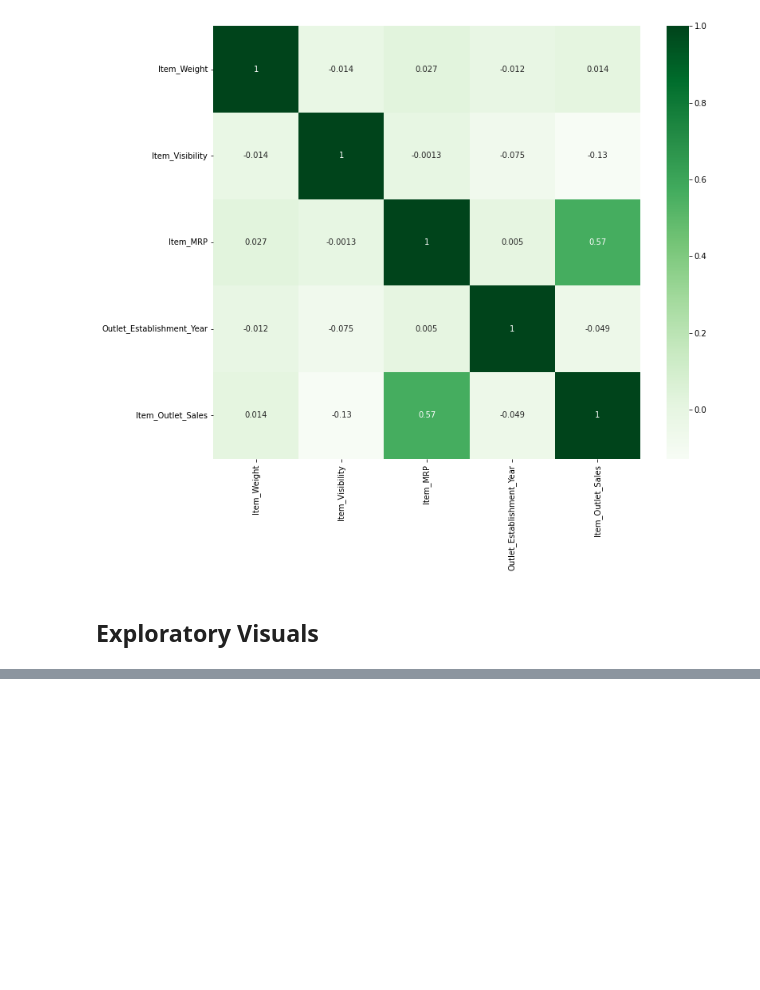
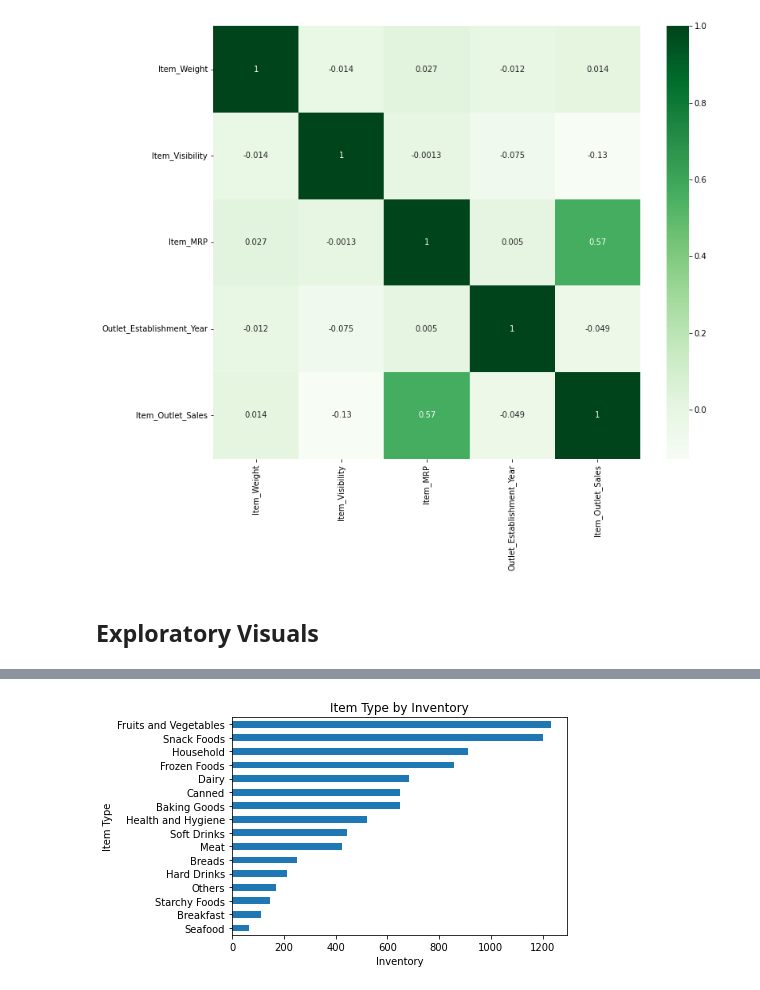
Before and after one commit to HeatherAnnFoster/Regression--Prediciton-of-Grocery-Sales, a Jupyter notebook: P_1_W2_Heather_Foster_Regression_Prediction_of_Grocery_Sales.ipynb, the cells around one changed output, grey strips where cells are left out. Saved outputs shown, nothing was run; the diff lists cells and outputs as text; code cells hidden in the pictures; blank space fills up the shorter version.

```diff
--- a/P_1_W2_Heather_Foster_Regression_Prediction_of_Grocery_Sales.ipynb
+++ b/P_1_W2_Heather_Foster_Regression_Prediction_of_Grocery_Sales.ipynb
@@ -307,0 +318,3 @@ ax = sns.heatmap(Corr, cmap= 'Greens', annot = True)
+# %%
+Item_Type_value_counts = df['Item_Type'].value_counts(dropna= False).sort_values()
+Item_Type_value_counts
@@ -307,0 +339,7 @@ ax = sns.heatmap(Corr, cmap= 'Greens', annot = True)
+# %%
+ax = Item_Type_value_counts.plot(kind = 'barh')
+ax.set_title('Item Type by Inventory')
+ax.set_ylabel('Item Type');
+ax.set_xlabel('Inventory');
+# %% [output]
+[figure, added]
```
Also changed, not shown: parts of 3 cells of this notebook.
